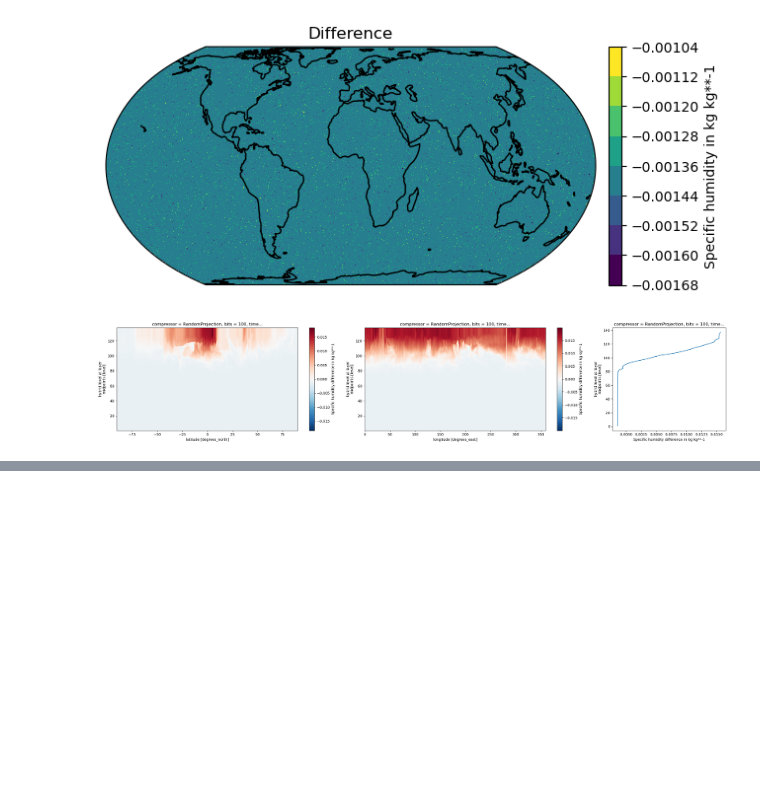
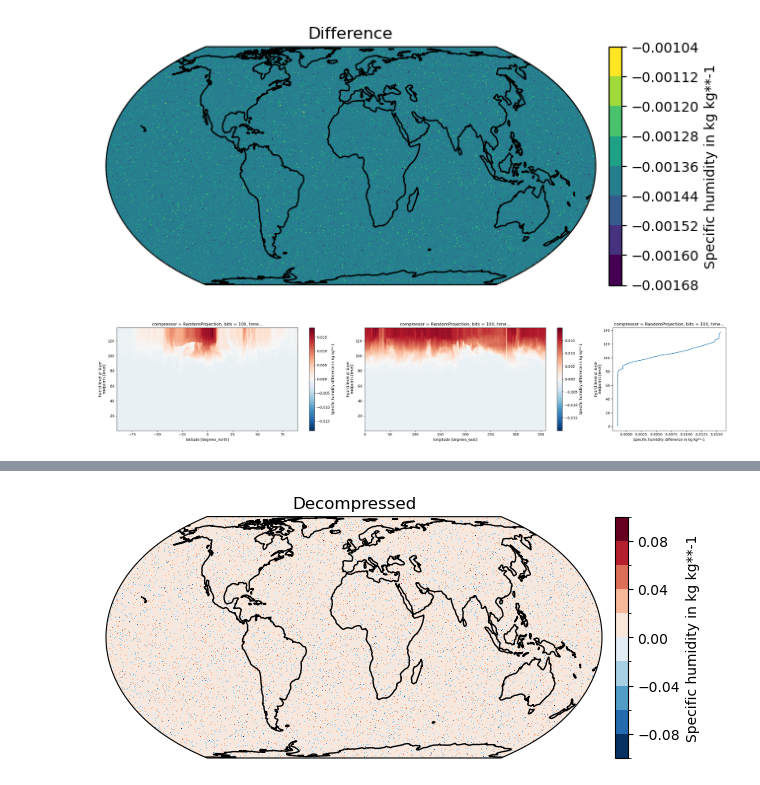
Before and after one commit to juntyr/field-compression, a Jupyter notebook: notebooks/examples-random-projection.ipynb, the cells around one changed output, grey strips where cells are left out. Cells and saved outputs as stored; diff of their text form; code cells hidden in the pictures; blank space fills up the shorter version.

```diff
--- a/notebooks/examples-random-projection.ipynb
+++ b/notebooks/examples-random-projection.ipynb
@@ -100,0 +171,6 @@ fcpy.spatialplot(
+# %%
+%%time
+transformer = SparseRandomProjection(
+    random_state=42, n_components=250, #compute_inverse_components=True
+)
+compressed_data = transformer.fit_transform(data)
@@ -100,0 +184,4 @@ fcpy.spatialplot(
+# %%
+%%time
+transformer.inverse_components_ = transformer._compute_inverse_components()
+transformer.compute_inverse_components = True
@@ -100,0 +196,3 @@ fcpy.spatialplot(
+# %%
+%%time
+decompressed_data = transformer.inverse_transform(compressed_data).reshape((time * lev * lat * lon, 1))
@@ -100,0 +202,15 @@ fcpy.spatialplot(
+# %%
+xr_decompressed_data = xr.DataArray(
+    decompressed_data.reshape(time, lev, lat, lon),
+    coords=ds["q"].coords, dims=ds["q"].dims,
+    name=ds["q"].name, attrs=ds["q"].attrs,
+)
+# %%
+fcpy.suite.plot_spatial_single(
+    xr_decompressed_data.sel(dict(lev=1)),
+    ds,
+    "q",
+    metric="Decompressed",
+)
+# %% [output]
+[figure, added]
```
Also changed, not shown: parts of 16 cells of this notebook, 1 other file.
